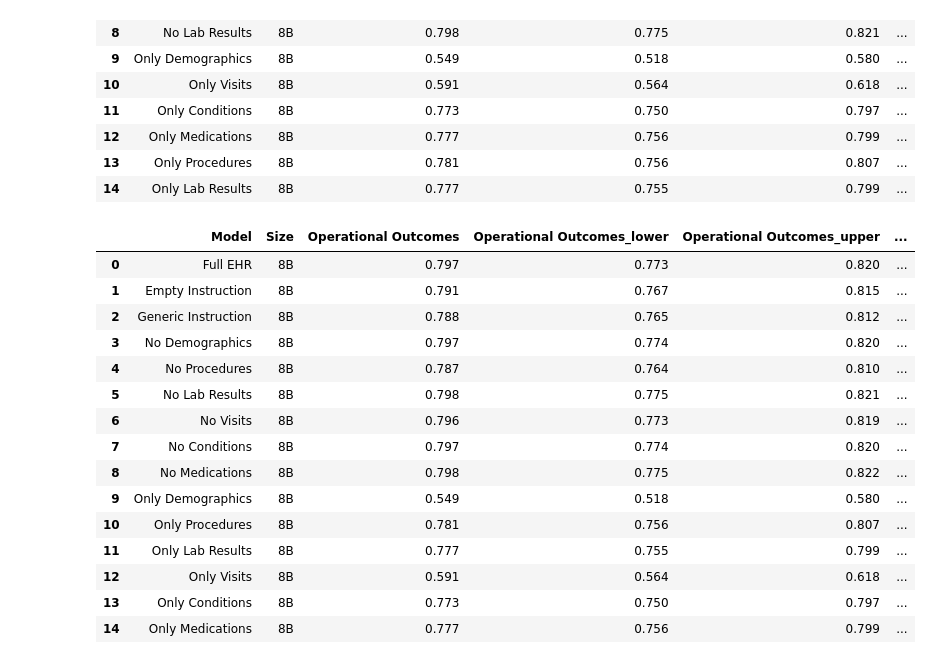
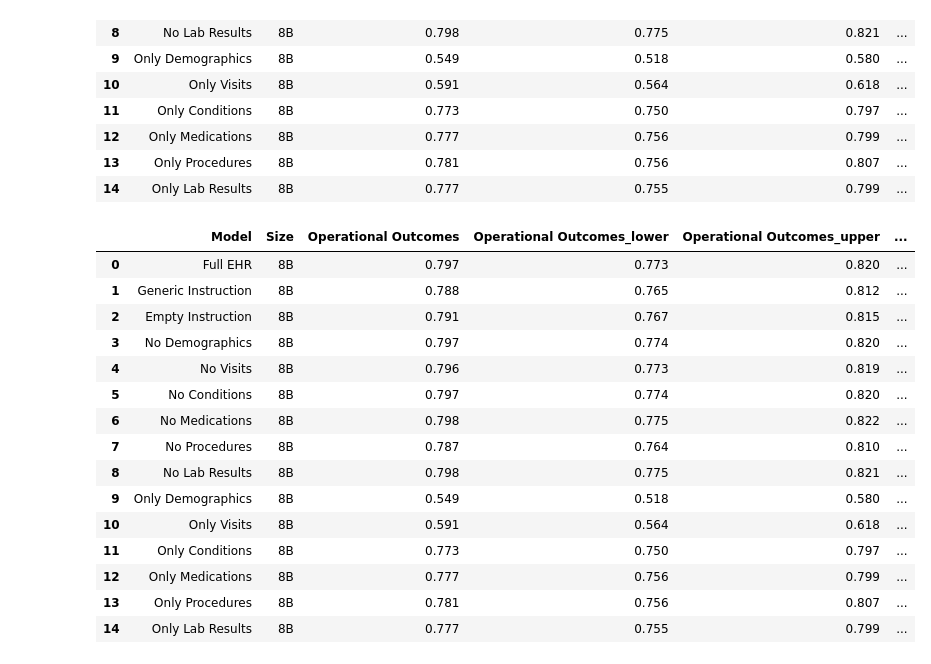
Before and after one commit to stefanhgm/ehrshot-benchmark, a Jupyter notebook: UKB_validation/Scripts/plot_serialization_components.ipynb, the cells around one changed output. Saved outputs shown, nothing was run; the diff lists cells and outputs as text; code cells hidden in the pictures.

```diff
--- a/UKB_validation/Scripts/plot_serialization_components.ipynb
+++ b/UKB_validation/Scripts/plot_serialization_components.ipynb
@@ -127,25 +127,25 @@ df_full
 | 14 | Only Lab Results | 8B | 0.777 | 0.755 | 0.799 | ... |
 # %%
 # change row order in df_full so generict instruction and without instruction are switched
-df_full = df_full.iloc[[0,2,1,3,8,4,5,6,7,9,14,10,11,12,13]].reset_index(drop=True)
+df_full = df_full.iloc[[0,2,1,3,4,5,6,7,8,9,10,11,12,13,14]].reset_index(drop=True)
 df_full
 # %% [output]
 |  | Model | Size | Operational Outcomes | Operational Outcomes_lower | Operational Outcomes_upper | ... |
 | 0 | Full EHR | 8B | 0.797 | 0.773 | 0.820 | ... |
-| 1 | Empty Instruction | 8B | 0.791 | 0.767 | 0.815 | ... |
-| 2 | Generic Instruction | 8B | 0.788 | 0.765 | 0.812 | ... |
+| 1 | Generic Instruction | 8B | 0.788 | 0.765 | 0.812 | ... |
+| 2 | Empty Instruction | 8B | 0.791 | 0.767 | 0.815 | ... |
 | 3 | No Demographics | 8B | 0.797 | 0.774 | 0.820 | ... |
-| 4 | No Procedures | 8B | 0.787 | 0.764 | 0.810 | ... |
-| 5 | No Lab Results | 8B | 0.798 | 0.775 | 0.821 | ... |
-| 6 | No Visits | 8B | 0.796 | 0.773 | 0.819 | ... |
-| 7 | No Conditions | 8B | 0.797 | 0.774 | 0.820 | ... |
-| 8 | No Medications | 8B | 0.798 | 0.775 | 0.822 | ... |
+| 4 | No Visits | 8B | 0.796 | 0.773 | 0.819 | ... |
+| 5 | No Conditions | 8B | 0.797 | 0.774 | 0.820 | ... |
+| 6 | No Medications | 8B | 0.798 | 0.775 | 0.822 | ... |
+| 7 | No Procedures | 8B | 0.787 | 0.764 | 0.810 | ... |
+| 8 | No Lab Results | 8B | 0.798 | 0.775 | 0.821 | ... |
 | 9 | Only Demographics | 8B | 0.549 | 0.518 | 0.580 | ... |
-| 10 | Only Procedures | 8B | 0.781 | 0.756 | 0.807 | ... |
-| 11 | Only Lab Results | 8B | 0.777 | 0.755 | 0.799 | ... |
-| 12 | Only Visits | 8B | 0.591 | 0.564 | 0.618 | ... |
-| 13 | Only Conditions | 8B | 0.773 | 0.750 | 0.797 | ... |
-| 14 | Only Medications | 8B | 0.777 | 0.756 | 0.799 | ... |
+| 10 | Only Visits | 8B | 0.591 | 0.564 | 0.618 | ... |
+| 11 | Only Conditions | 8B | 0.773 | 0.750 | 0.797 | ... |
+| 12 | Only Medications | 8B | 0.777 | 0.756 | 0.799 | ... |
+| 13 | Only Procedures | 8B | 0.781 | 0.756 | 0.807 | ... |
+| 14 | Only Lab Results | 8B | 0.777 | 0.755 | 0.799 | ... |
 # %%
 def plot_df(df):
     # Reorder so that baseline (complete information) is first, then reverse to put it on top
```
Also changed, not shown: parts of 1 cell of this notebook.
